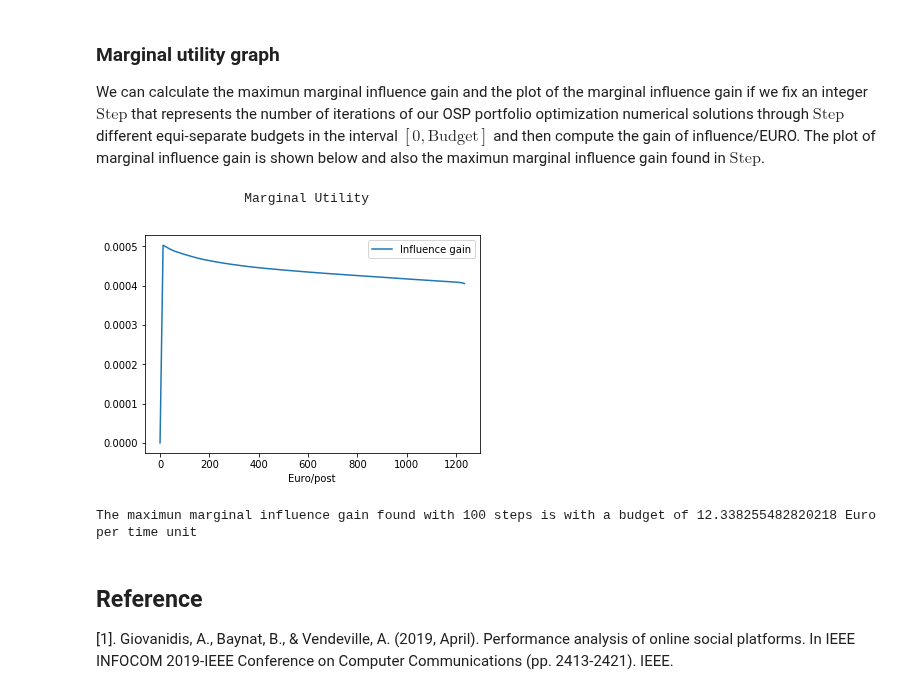
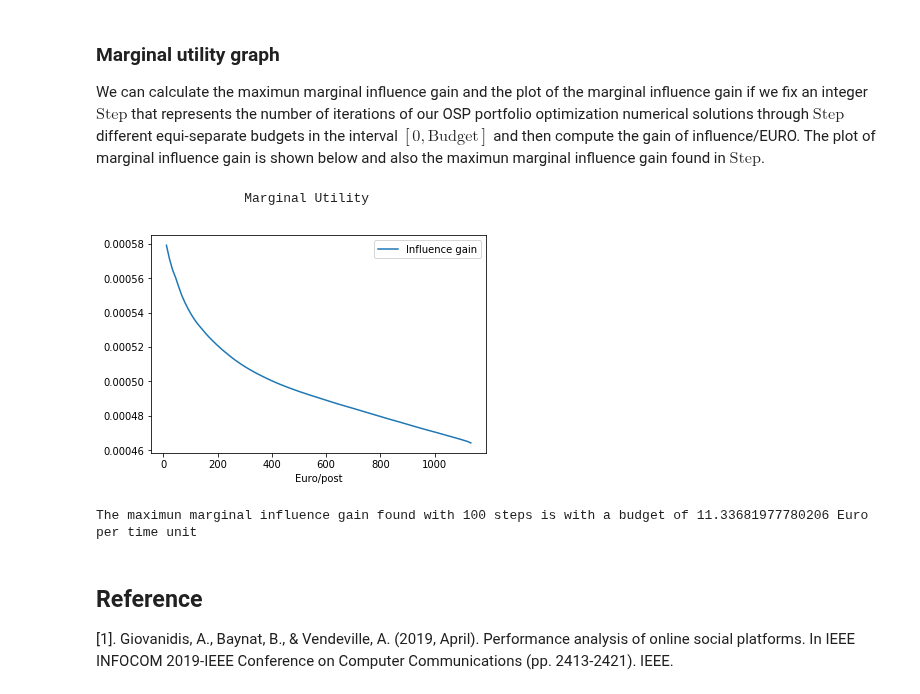
Before and after one commit to RLD-Hub/Social-Influencer-Selection, a Jupyter notebook: OSP portfolio optimization problem.ipynb, the cells around one changed output. Saved outputs shown, nothing was run; the diff lists cells and outputs as text; code cells hidden in the pictures.

```diff
--- a/OSP portfolio optimization problem.ipynb
+++ b/OSP portfolio optimization problem.ipynb
@@ -357,8 +360,8 @@ B \\
 
 Below we program the OSP portfolio optimization numerical solutions considering to the user $i$ as a participant in the advertising campaign at no cost $a_i = 1$ and then the solution includes user $i$.
 # %%
-#OSP portfolio optimization solutions-------------------------------------------------------------------------------------------
-def OSP(N,Lead,Lvec,Mvec,Budget,Me,i,alpha=alpha_aux,k1=k1_aux,k2=k2_aux): #i index over advertising campaign between [1,N]
+#OSP portfolio optimization solutions with simplex method-------------------------------------------------------------------------------------------
+def OSPS(N,Lead,Lvec,Mvec,Budget,Me,i,Follow,alpha=alpha_aux,k1=k1_aux,k2=k2_aux): #i index over advertising campaign between [1,N]
     #This function solves our OSP portfolio optimization problem, it receives: the number of users N, vector of leader for each user,
     #vector of user activity corresponding to post and re-post rates, a Budget>=0, a specific algorithm to use (Me=0 closed-form algorithm or in other case fixed-point algorithm),
     #and an user i where our advertising campaign is applied between [1,N] and it returns between other things, the values of the decision variables
@@ -368,11 +371,6 @@ def OSP(N,Lead,Lvec,Mvec,Budget,Me,i,alpha=alpha_aux,k1=k1_aux,k2=k2_aux): #i in
         [P,Q,Psi]=InvM(N,Lvec,Mvec,Lead)
     else:
         [P,Q,Psi]=PM(N,Lvec,Mvec,Lead)
-    Follow=[list() for j in range(N)] #Follower list
-    for l in range(N):
-        for m in range(N):
-            if m in Lead[l]:
-                Follow[m].append(l)
     Cs=Ct(N,Lead,Lvec,Mvec,P,Q,Psi,Follow,alpha=alpha_aux,k1=k1_aux,k2=k2_aux)
     Maux=sum(Cs)-Cs[i]
     csaux=np.delete(Cs,i)
@@ -392,0 +499,11 @@ OS=OSP(N,Lead,Lvec,Mvec,B,1,i,alpha=alpha_aux,k1=k1_aux,k2=k2_aux)
+# %%
+S=OSP(N,Lead,Lvec,Mvec,B,1,i,Followers,alpha=alpha_aux,k1=k1_aux,k2=k2_aux)
+solutions=S[0]
+US=list()
+RA=list()
+for x in range(N):
+    if solutions[x]!=0:
+        US.append(x)
+print("The advertising campaign is over the user:", i,"\n")
+print("The users between ", [0,N-1], "to include are:", US,"\n")
+print("Their rates are:", solutions[US],"\n")
@@ -395,9 +523,14 @@ And we get the OSP portfolio optimization numerical solutions
 # %%
-X=OS[0]["x"]
-O=np.append(np.append(X[:i], [0]), X[i:])
-Oaux=O
-Oaux[i]=1
-OS[5]['Advertising rate of user']=Oaux
+OS=OSP(N,Lead,Lvec,Mvec,B,1,i,Followers,alpha=alpha_aux,k1=k1_aux,k2=k2_aux)
+X=OS[0]
+#OS=OSPS(N,Lead,Lvec,Mvec,B,1,i,Followers,alpha=alpha_aux,k1=k1_aux,k2=k2_aux)
+#X=OS[0]["x"]
+#O=np.append(np.append(X[:i], [0]), X[i:])
+#Oaux=O
+#Oaux[i]=1
+Oaux=X
+OS[5]['Advertising rate of user']=X
+#OS[5]['Advertising rate of user']=Oaux
 NZ=[]#Vector of rates of selected users in the OSP portfolio optimization solutions
 IF=[]#Vector of number of followers in the OSP portfolio optimization solutions
 U=[]#Vector of users in the advertising campaign in the OSP portfolio optimization solutions
@@ -486,25 +622,26 @@ The plot of marginal influence gain is shown below and also the maximun marginal
 # %%
 Step=100
 SizeE=OT/Step
 OSX=list()
 OSX.append(0)
 for j in range(Step):
-    aux=OSP(N,Lead,Lvec,Mvec,(j+1)*SizeE,1,i,alpha=alpha_aux,k1=k1_aux,k2=k2_aux)
-    OSX.append(abs(aux[0]["fun"])/((j+1)*SizeE))
-    #print(j)
+    aux=OSP(N,Lead,Lvec,Mvec,(j+1)*SizeE,1,i,Followers,alpha=alpha_aux,k1=k1_aux,k2=k2_aux)[0]
+    OSX.append((sum(np.multiply(aux,OS[3]))-OS[3][i])/((j+1)*SizeE))
 listaux=range(math.floor(OT))
 listaux=[x*OT/Step for x in range(Step)]
 listaux.append(OT)
+del OSX[0]
+del listaux[0]
 datas={'Influence gain':OSX,'Euro/post':listaux}
 df = pd.DataFrame(datas)
 print("                   Marginal Utility")
 df.plot(x='Euro/post',y='Influence gain')
 plt.show()
 print("The maximun marginal influence gain found with",Step,"steps is with a budget of",listaux[np.argmax(OSX)],"Euro per time unit")
 # %% [output]
                    Marginal Utility
-[figure, old version]
+[figure, new version]
-The maximun marginal influence gain found with 100 steps is with a budget of 12.338255482820218 Euro per time unit
+The maximun marginal influence gain found with 100 steps is with a budget of 11.33681977780206 Euro per time unit
 # %% [markdown]
 ## Reference
 
```
Also changed, not shown: parts of 20 cells of this notebook.
